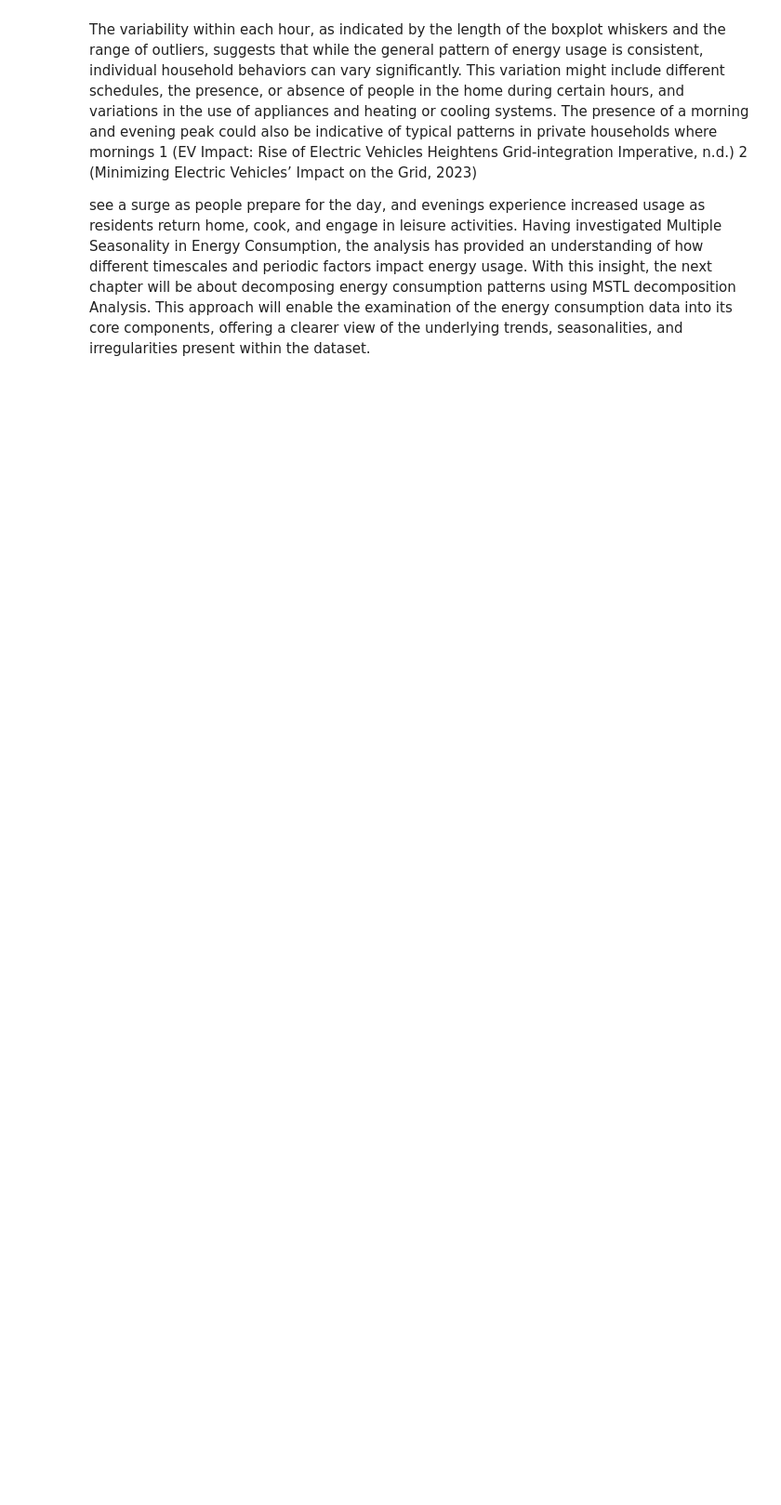
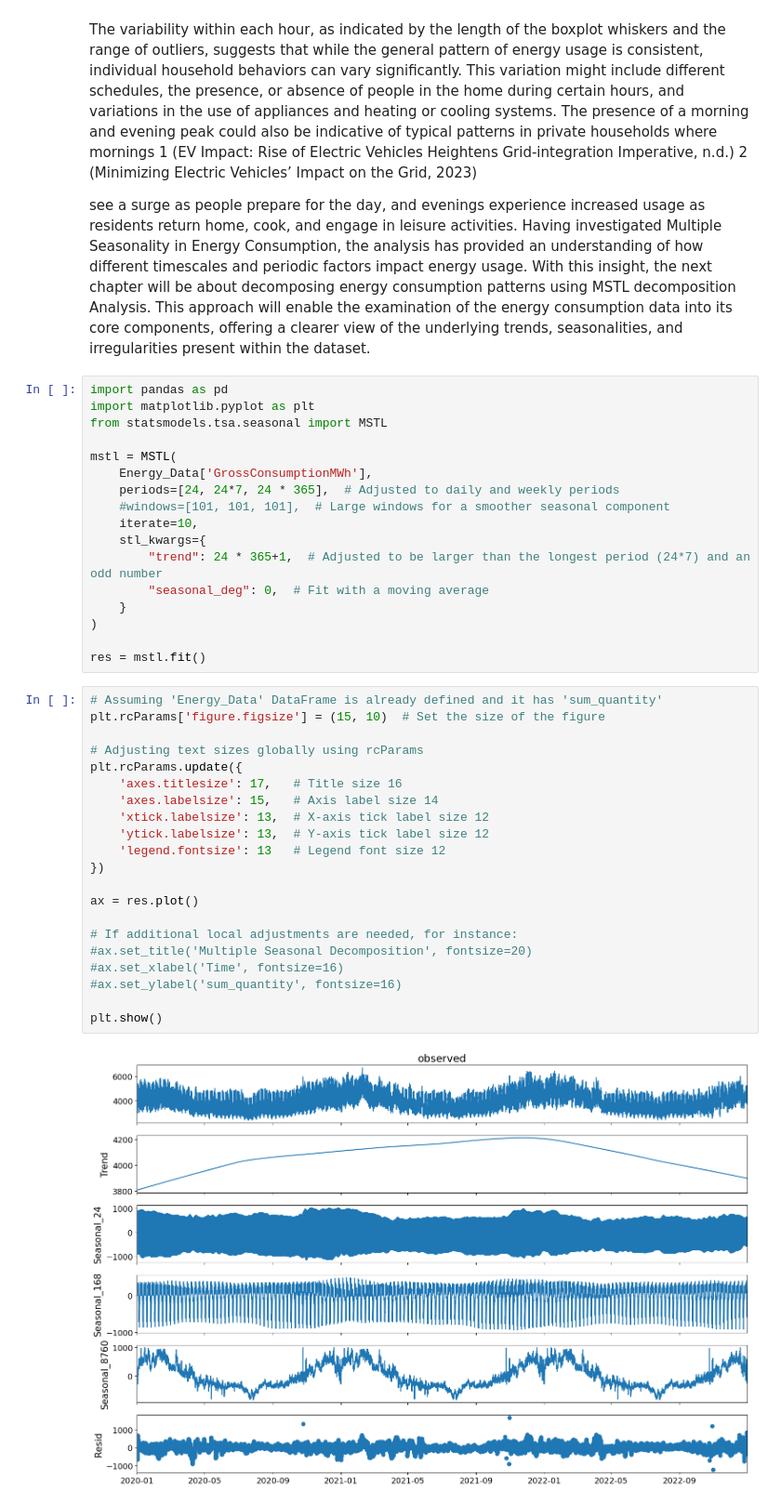
Before and after one commit to madsh0402/Forecasting-energy-consumption, a Jupyter notebook: Data Analysis/Seasonality.ipynb, the cells around one changed output. Shown: that part at 93% size. Cells and saved outputs as stored; diff of their text form; blank space fills up the shorter version.

Commit message:
season

```diff
--- a/Data Analysis/Seasonality.ipynb
+++ b/Data Analysis/Seasonality.ipynb
@@ -118,3 +118,43 @@ The variability within each hour, as indicated by the length of the boxplot whis
 
 see a surge as people prepare for the day, and evenings experience increased usage as residents return home, cook, and engage in leisure activities.
 Having investigated Multiple Seasonality in Energy Consumption, the analysis has provided an understanding of how different timescales and periodic factors impact energy usage. With this insight, the next chapter will be about decomposing energy consumption patterns using MSTL decomposition Analysis. This approach will enable the examination of the energy consumption data into its core components, offering a clearer view of the underlying trends, seasonalities, and irregularities present within the dataset.
+# %%
+import pandas as pd
+import matplotlib.pyplot as plt
+from statsmodels.tsa.seasonal import MSTL
+
+mstl = MSTL(
+    Energy_Data['GrossConsumptionMWh'],
+    periods=[24, 24*7, 24 * 365],  # Adjusted to daily and weekly periods
+    #windows=[101, 101, 101],  # Large windows for a smoother seasonal component
+    iterate=10,
+    stl_kwargs={
+        "trend": 24 * 365+1,  # Adjusted to be larger than the longest period (24*7) and an odd number
+        "seasonal_deg": 0,  # Fit with a moving average
+    }
+)
+
+res = mstl.fit()
+# %%
+# Assuming 'Energy_Data' DataFrame is already defined and it has 'sum_quantity'
+plt.rcParams['figure.figsize'] = (15, 10)  # Set the size of the figure
+
+# Adjusting text sizes globally using rcParams
+plt.rcParams.update({
+    'axes.titlesize': 17,   # Title size 16
+    'axes.labelsize': 15,   # Axis label size 14
+    'xtick.labelsize': 13,  # X-axis tick label size 12
+    'ytick.labelsize': 13,  # Y-axis tick label size 12
+    'legend.fontsize': 13   # Legend font size 12
+})
+
+ax = res.plot()
+
+# If additional local adjustments are needed, for instance:
+#ax.set_title('Multiple Seasonal Decomposition', fontsize=20)
+#ax.set_xlabel('Time', fontsize=16)
+#ax.set_ylabel('sum_quantity', fontsize=16)
+
+plt.show()
+# %% [output]
+[figure, added]
```
